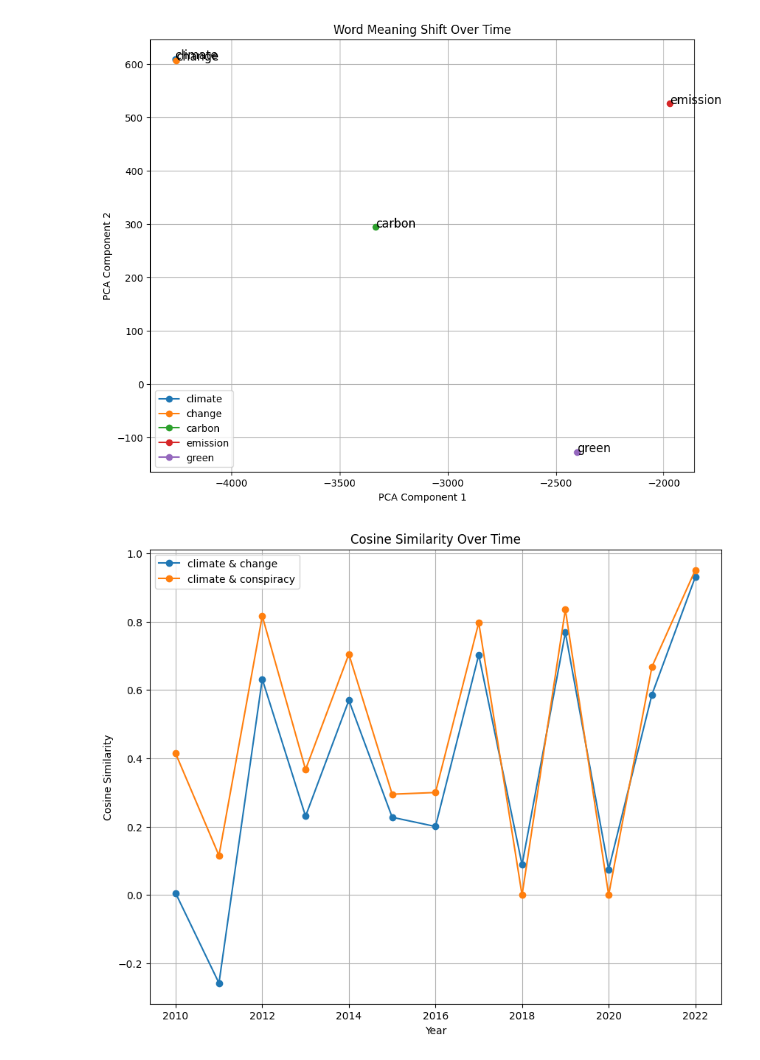
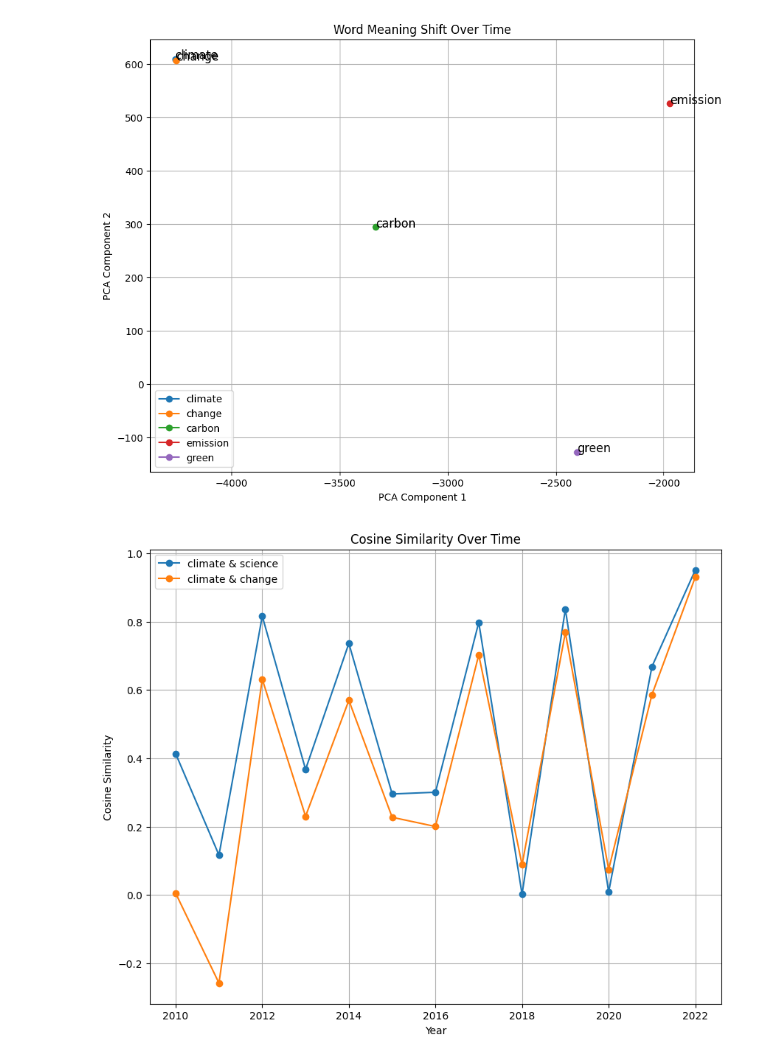
Before and after one commit to tobiaswtzl/dlss-project24, a Jupyter notebook: code/2. Deep Learning Model/SemSim_subreddits.ipynb, the cells around one changed output. Cells and saved outputs as stored; diff of their text form; code cells hidden in the pictures.

```diff
--- a/code/2. Deep Learning Model/SemSim_subreddits.ipynb
+++ b/code/2. Deep Learning Model/SemSim_subreddits.ipynb
@@ -78,36 +81,36 @@ for year in years[1:]:
 words = list(words)  # list of common words across all years
 
 # word pairs
-word_pairs = [('climate', 'change'), ('climate', 'conspiracy')]  # example pairs
+word_pairs = [('climate', 'science'), ('climate', 'change')]  # example pairs
 
 # Step 3: Calculate Cosine Similarity
 similarities = {pair: [] for pair in word_pairs}
 
 for year in years:
     df = embeddings[year]
     df = df[df['word'].isin(words)]
     word_vectors = df.set_index('word').loc[words]
 
     for word1, word2 in word_pairs:
         vec1 = word_vectors.loc[word1].values.reshape(1, -1)
         vec2 = word_vectors.loc[word2].values.reshape(1, -1)
         sim = cosine_similarity(vec1, vec2)[0][0]
         similarities[(word1, word2)].append(sim)
 
 # Step 4: Visualize the Results
 plt.figure(figsize=(10, 8))
 
 for pair, sims in similarities.items():
     plt.plot(years, sims, marker='o', label=f"{pair[0]} & {pair[1]}")
 
 plt.xlabel('Year')
 plt.ylabel('Cosine Similarity')
 plt.title('Cosine Similarity Over Time')
 plt.legend()
 plt.grid(True)
 plt.show()
 # %% [output]
-[figure, old version]
+[figure, new version]
 # %%
 # subreddits
 # ask science
```
Also changed, not shown: parts of 5 cells of this notebook, 2 other files.
